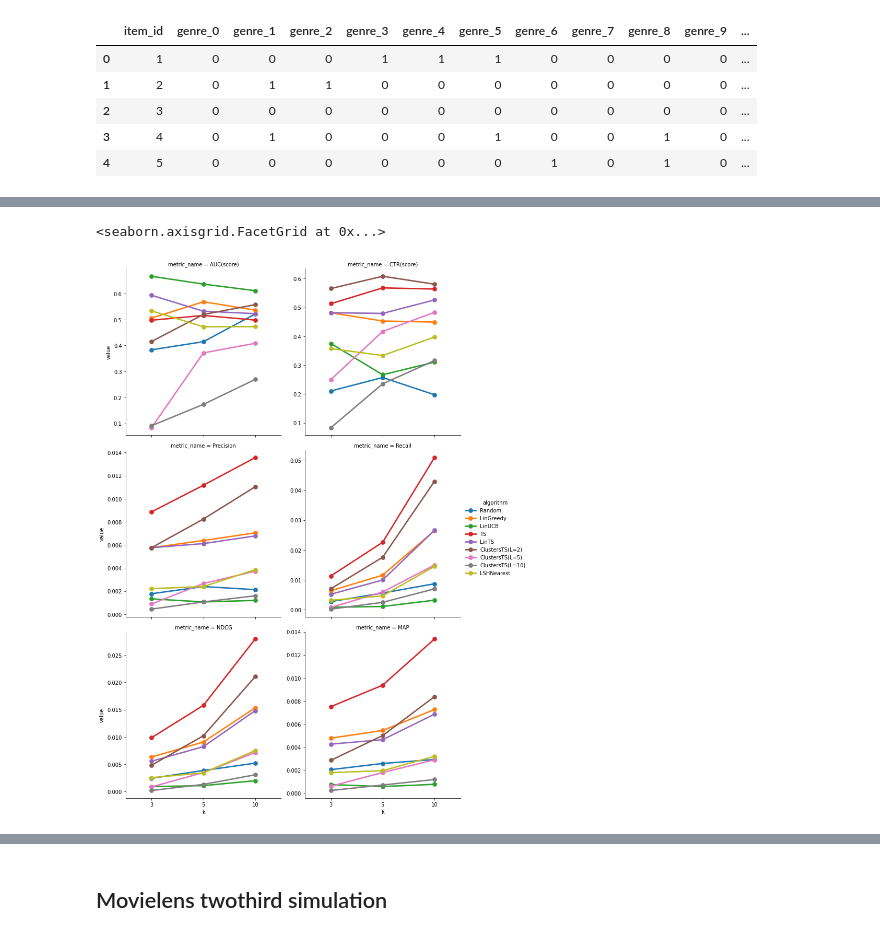
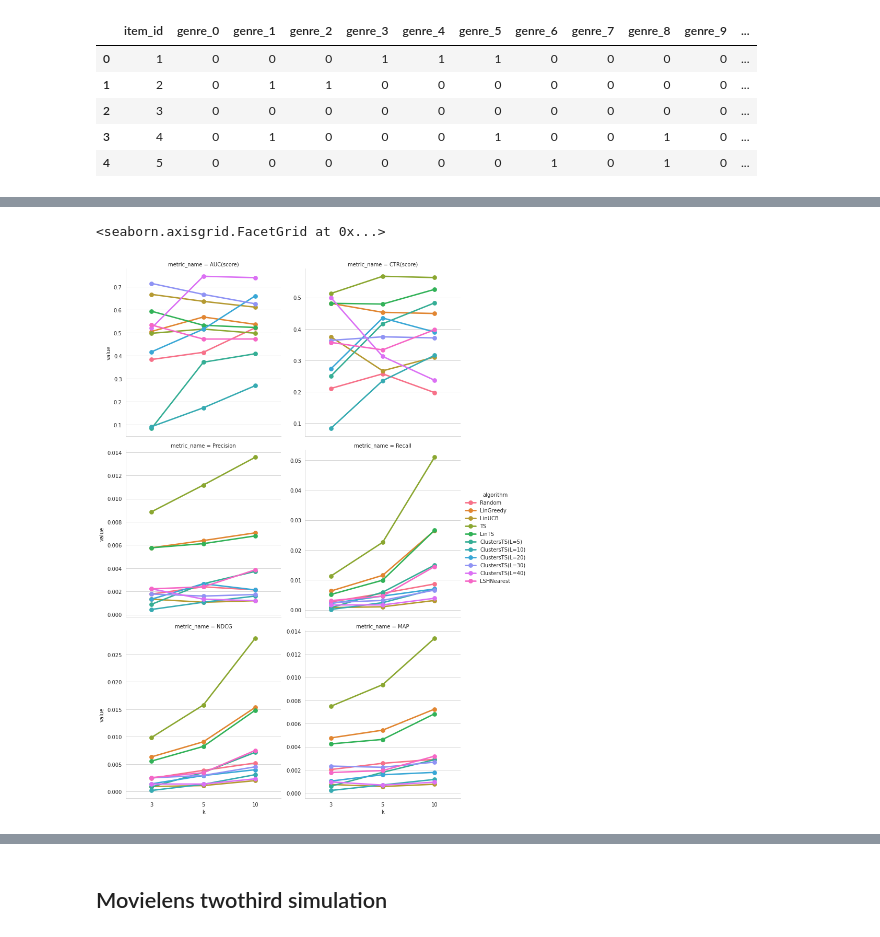
Before and after one commit to tanglef/recsys_genus, a Jupyter notebook: movielens_mab2rec.ipynb, the cells around one changed output, grey strips where cells are left out. Saved outputs shown, nothing was run; the diff lists cells and outputs as text; code cells hidden in the pictures.

```diff
--- a/movielens_mab2rec.ipynb
+++ b/movielens_mab2rec.ipynb
@@ -226,8 +192,7 @@ reco_to_results, reco_to_metrics = benchmark(
 # %%
-from mab2rec.visualization import plot_metrics_at_k
-
+recommenders, metrics, reco_to_results, reco_to_metrics = get_train_recommenders(train_data, test_data, user_data)
 # Plot each metric across all algorithms at different k
 plot_metrics_at_k(reco_to_metrics, col_wrap=2)
 # %% [output]
 <seaborn.axisgrid.FacetGrid at 0x...>
-[figure, old version]
+[figure, new version]
```
Also changed, not shown: parts of 43 cells of this notebook, 47 other files.
